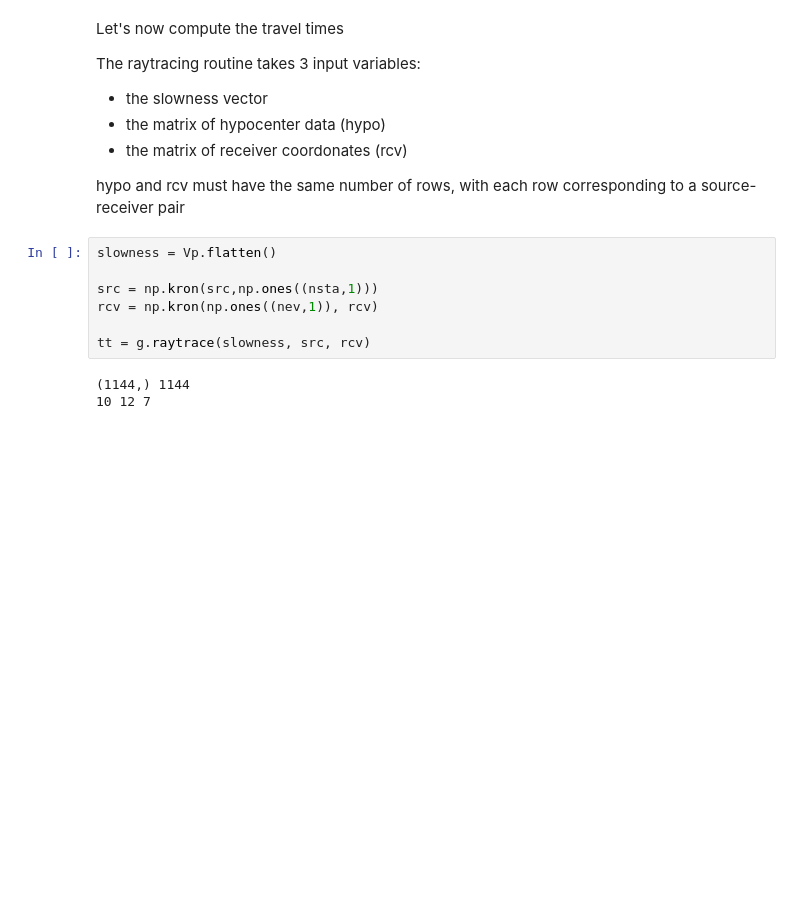
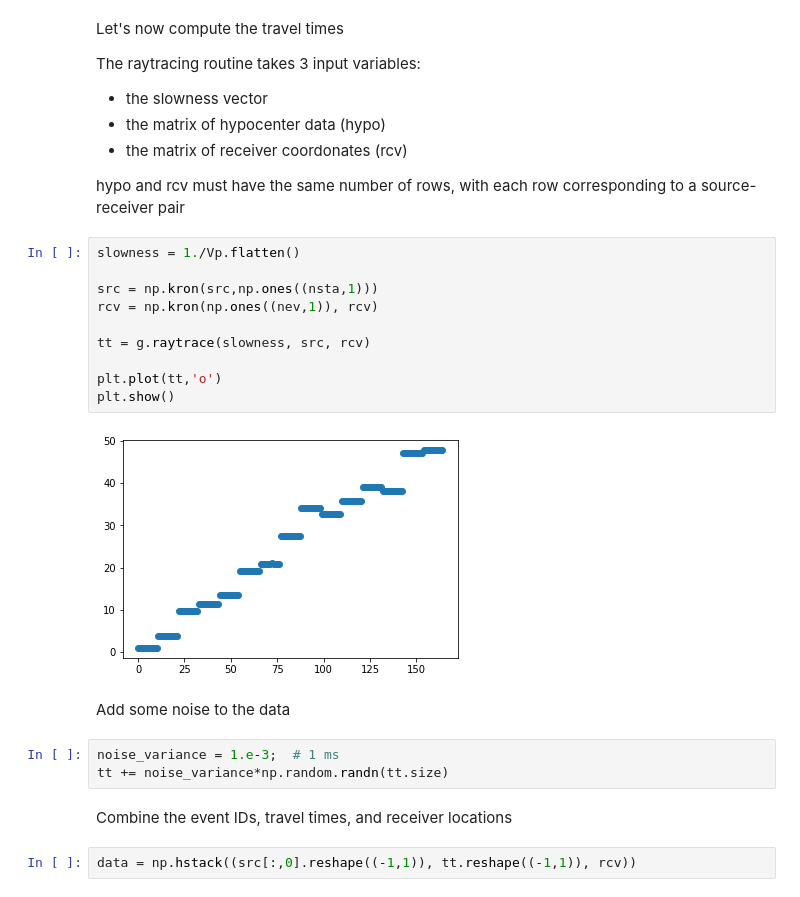
Before and after one commit to groupeLIAMG/hypopy, a Jupyter notebook: hypopy-tutorial.ipynb, the cells around one changed output. Saved outputs shown, nothing was run; the diff lists cells and outputs as text; blank space fills up the shorter version.

```diff
--- a/hypopy-tutorial.ipynb
+++ b/hypopy-tutorial.ipynb
@@ -73,12 +73,23 @@ The raytracing routine takes 3 input variables:
 
 hypo and rcv must have the same number of rows, with each row corresponding to a source-receiver pair
 # %%
-slowness = Vp.flatten()
+slowness = 1./Vp.flatten()
 
 src = np.kron(src,np.ones((nsta,1)))
 rcv = np.kron(np.ones((nev,1)), rcv)
 
 tt = g.raytrace(slowness, src, rcv)
+
+plt.plot(tt,'o')
+plt.show()
 # %% [output]
-(1144,) 1144
-10 12 7
+[figure, added]
+# %% [markdown]
+Add some noise to the data
+# %%
+noise_variance = 1.e-3;  # 1 ms
+tt += noise_variance*np.random.randn(tt.size)
+# %% [markdown]
+Combine the event IDs, travel times, and receiver locations
+# %%
+data = np.hstack((src[:,0].reshape((-1,1)), tt.reshape((-1,1)), rcv))
```
Also changed, not shown: parts of 17 cells of this notebook.
